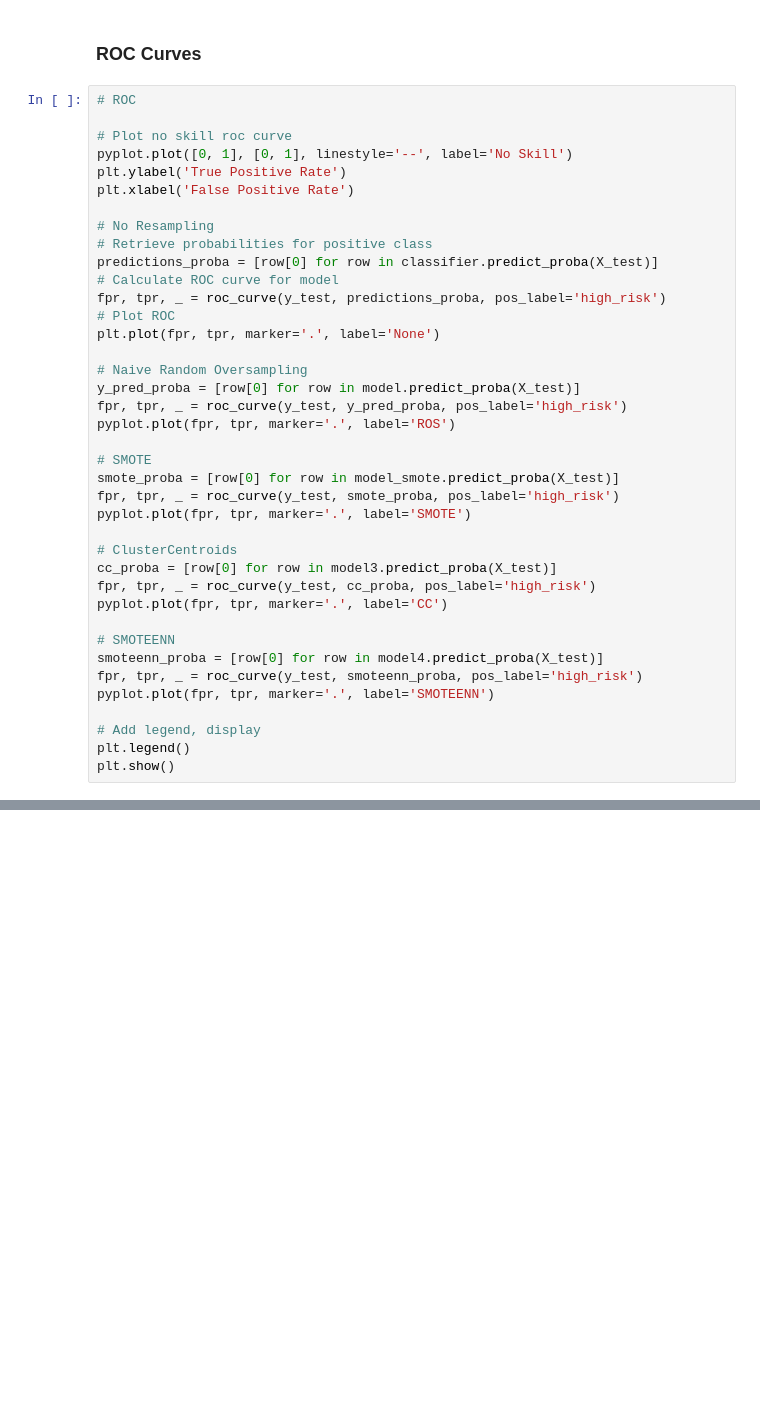
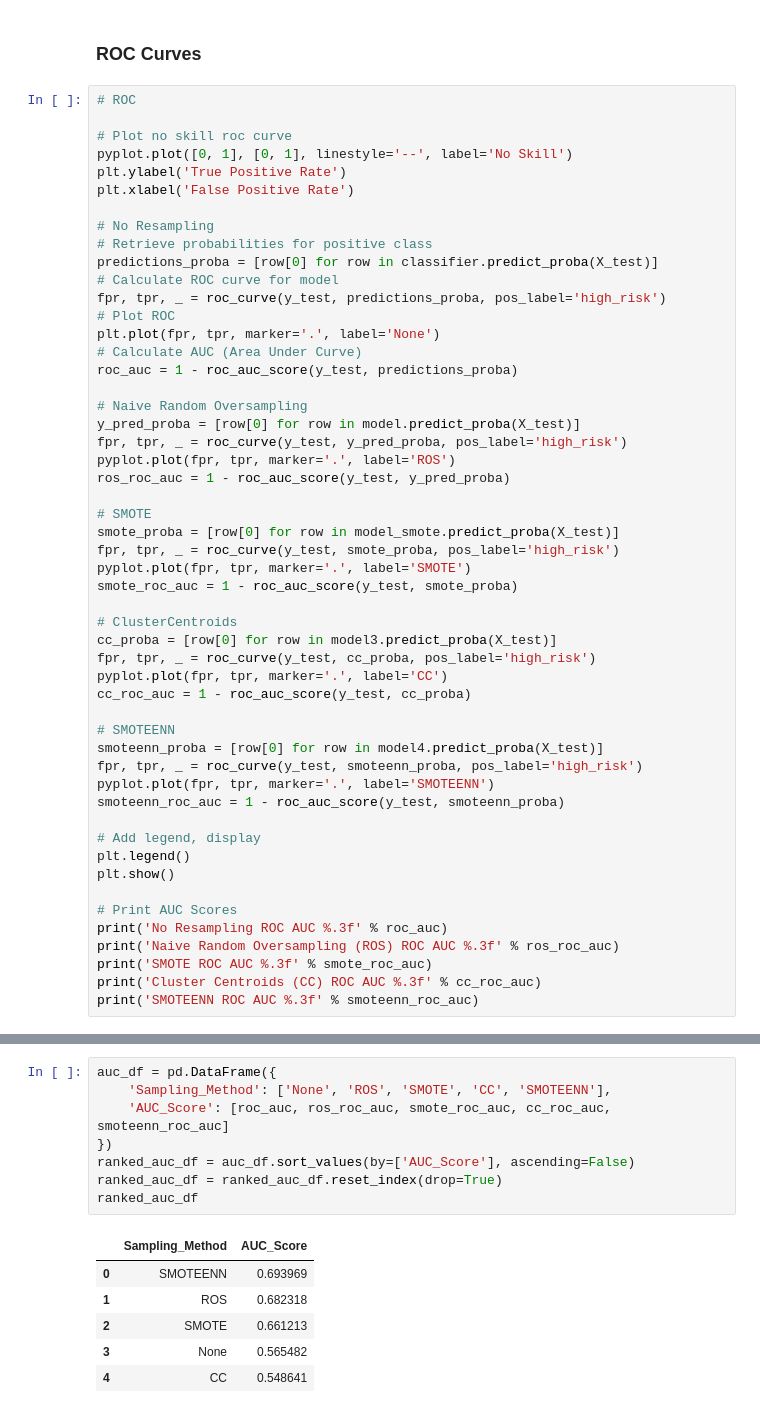
Before and after one commit to amberteets/credit-risk-analysis, a Jupyter notebook: credit_risk_resampling.ipynb, the cells around one changed output, grey strips where cells are left out. Saved outputs shown, nothing was run; the diff lists cells and outputs as text; blank space fills up the shorter version.

Commit message:
Calculate ROC AUC

```diff
--- a/credit_risk_resampling.ipynb
+++ b/credit_risk_resampling.ipynb
@@ -391,29 +393,42 @@ predictions_proba = [row[0] for row in classifier.predict_proba(X_test)]
 fpr, tpr, _ = roc_curve(y_test, predictions_proba, pos_label='high_risk')
 # Plot ROC
 plt.plot(fpr, tpr, marker='.', label='None')
+# Calculate AUC (Area Under Curve)
+roc_auc = 1 - roc_auc_score(y_test, predictions_proba)
 
 # Naive Random Oversampling
 y_pred_proba = [row[0] for row in model.predict_proba(X_test)]
 fpr, tpr, _ = roc_curve(y_test, y_pred_proba, pos_label='high_risk')
 pyplot.plot(fpr, tpr, marker='.', label='ROS')
+ros_roc_auc = 1 - roc_auc_score(y_test, y_pred_proba)
 
 # SMOTE
 smote_proba = [row[0] for row in model_smote.predict_proba(X_test)]
 fpr, tpr, _ = roc_curve(y_test, smote_proba, pos_label='high_risk')
 pyplot.plot(fpr, tpr, marker='.', label='SMOTE')
+smote_roc_auc = 1 - roc_auc_score(y_test, smote_proba)
 
 # ClusterCentroids
 cc_proba = [row[0] for row in model3.predict_proba(X_test)]
 fpr, tpr, _ = roc_curve(y_test, cc_proba, pos_label='high_risk')
 pyplot.plot(fpr, tpr, marker='.', label='CC')
+cc_roc_auc = 1 - roc_auc_score(y_test, cc_proba)
 
 # SMOTEENN
 smoteenn_proba = [row[0] for row in model4.predict_proba(X_test)]
 fpr, tpr, _ = roc_curve(y_test, smoteenn_proba, pos_label='high_risk')
 pyplot.plot(fpr, tpr, marker='.', label='SMOTEENN')
+smoteenn_roc_auc = 1 - roc_auc_score(y_test, smoteenn_proba)
 
 # Add legend, display
 plt.legend()
 plt.show()
+
+# Print AUC Scores
+print('No Resampling ROC AUC %.3f' % roc_auc)
+print('Naive Random Oversampling (ROS) ROC AUC %.3f' % ros_roc_auc)
+print('SMOTE ROC AUC %.3f' % smote_roc_auc)
+print('Cluster Centroids (CC) ROC AUC %.3f' % cc_roc_auc)
+print('SMOTEENN ROC AUC %.3f' % smoteenn_roc_auc)
 # %% [output]
 [figure]
@@ -419,0 +442,15 @@ plt.show()
+# %%
+auc_df = pd.DataFrame({
+    'Sampling_Method': ['None', 'ROS', 'SMOTE', 'CC', 'SMOTEENN'],
+    'AUC_Score': [roc_auc, ros_roc_auc, smote_roc_auc, cc_roc_auc, smoteenn_roc_auc]
+})
+ranked_auc_df = auc_df.sort_values(by=['AUC_Score'], ascending=False)
+ranked_auc_df = ranked_auc_df.reset_index(drop=True)
+ranked_auc_df
+# %% [output]
+|  | Sampling_Method | AUC_Score |
+| 0 | SMOTEENN | 0.693969 |
+| 1 | ROS | 0.682318 |
+| 2 | SMOTE | 0.661213 |
+| 3 | None | 0.565482 |
+| 4 | CC | 0.548641 |
```
Also changed, not shown: parts of 3 cells of this notebook.
